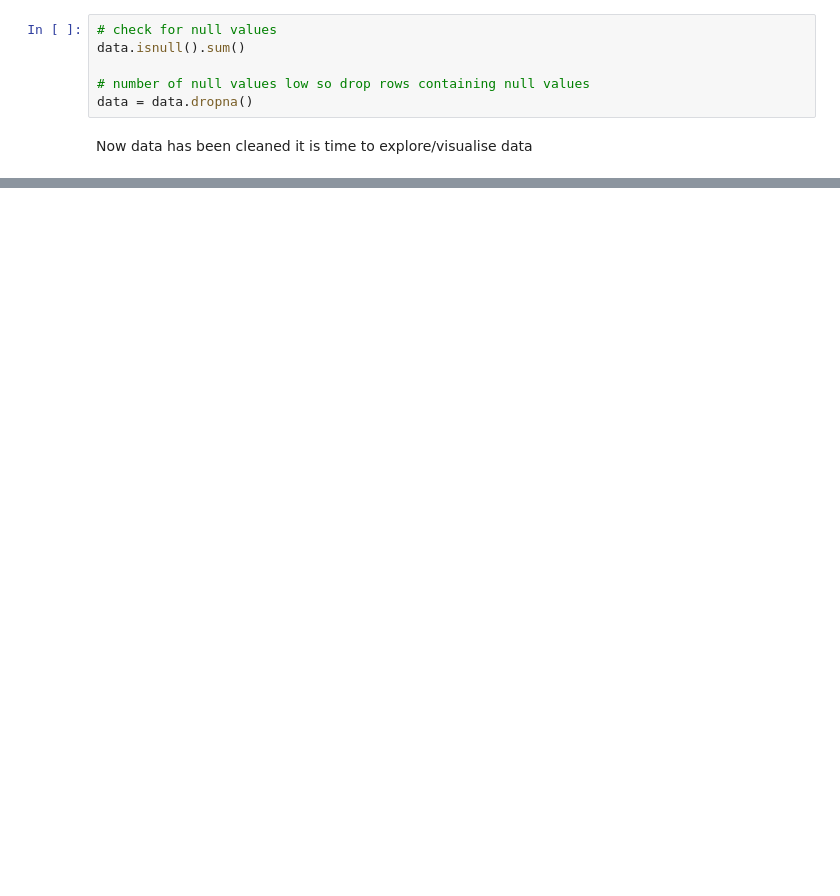
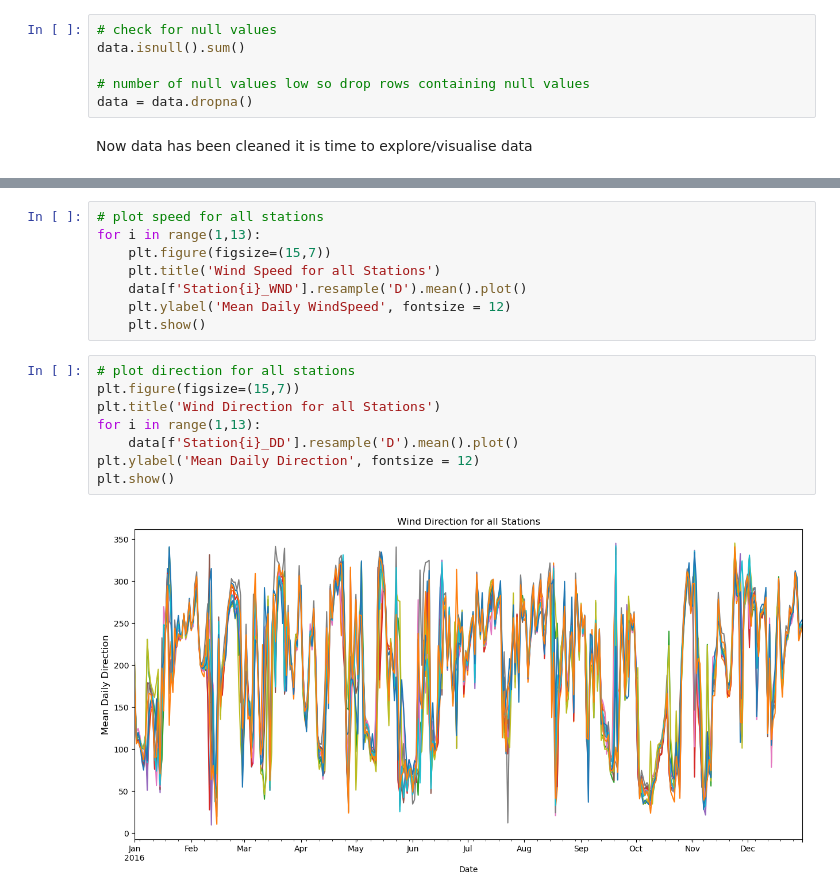
Before and after one commit to cayopolo/wind_forecast_model, a Jupyter notebook: wind_forecast_notebook.ipynb, the cells around one changed output, grey strips where cells are left out. Saved outputs shown, nothing was run; the diff lists cells and outputs as text; blank space fills up the shorter version.

```diff
--- a/wind_forecast_notebook.ipynb
+++ b/wind_forecast_notebook.ipynb
@@ -76,0 +113,18 @@ data['Wind Production PZ_1'].plot(linewidth =0.1)
+# %%
+# plot speed for all stations
+for i in range(1,13):
+    plt.figure(figsize=(15,7))
+    plt.title('Wind Speed for all Stations')
+    data[f'Station{i}_WND'].resample('D').mean().plot()
+    plt.ylabel('Mean Daily WindSpeed', fontsize = 12)
+    plt.show()
+# %%
+# plot direction for all stations
+plt.figure(figsize=(15,7))
+plt.title('Wind Direction for all Stations')
+for i in range(1,13):
+    data[f'Station{i}_DD'].resample('D').mean().plot()
+plt.ylabel('Mean Daily Direction', fontsize = 12)
+plt.show()
+# %% [output]
+[figure, added]
```
Also changed, not shown: parts of 8 cells of this notebook.
